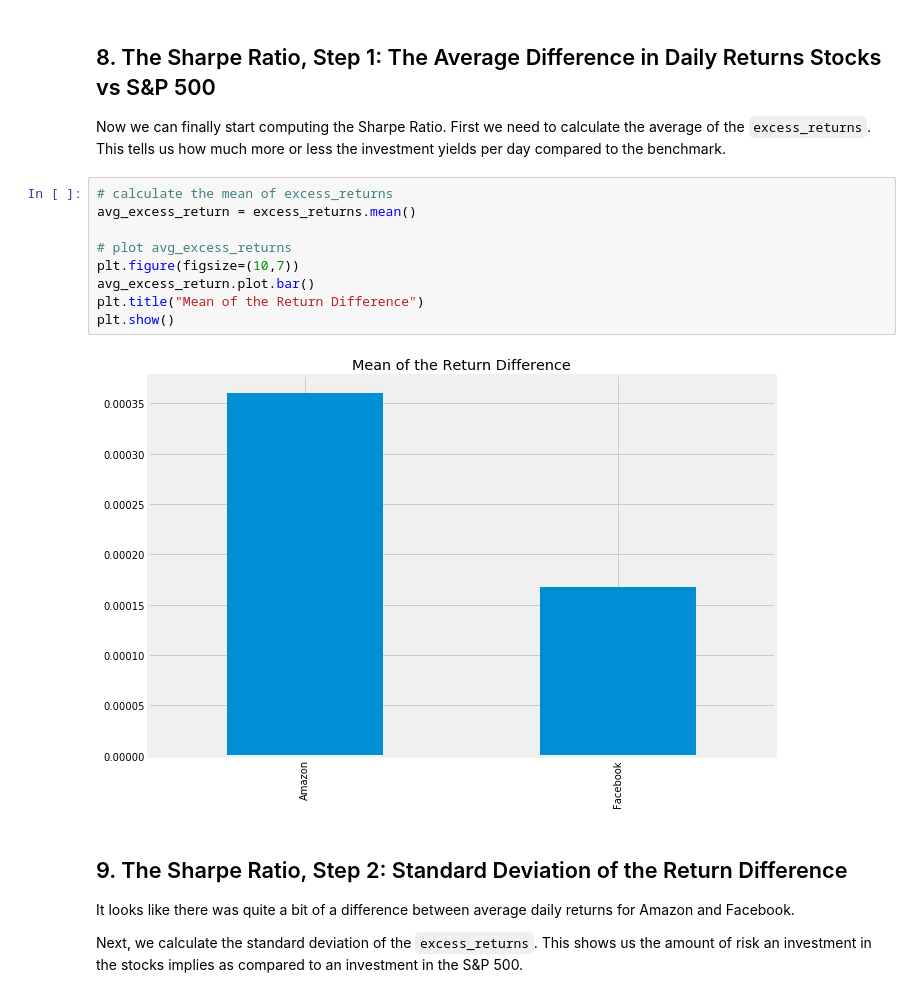
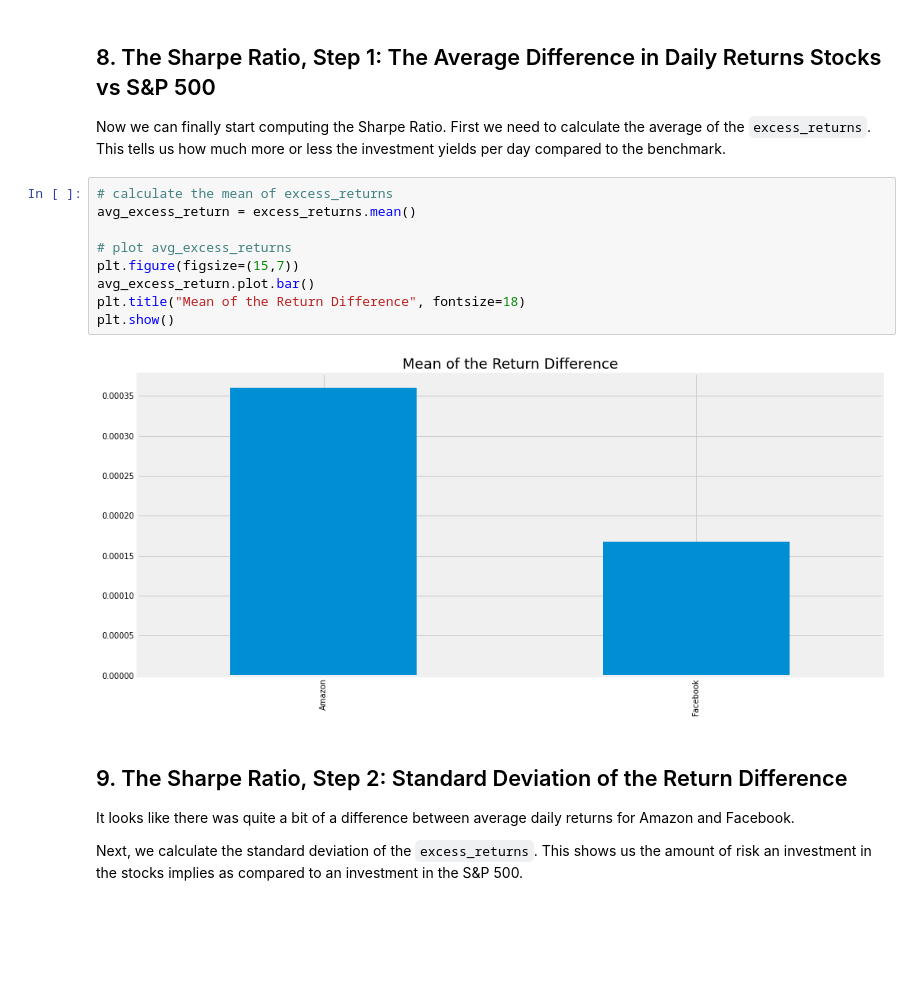
Before and after one commit to PavanJosyula9/Determination-of-Sharpe-Ratio, a Jupyter notebook: Determinaton of the Sharpe Ratio.ipynb, the cells around one changed output. Saved outputs shown, nothing was run; the diff lists cells and outputs as text; blank space fills up the shorter version.

```diff
--- a/Determinaton of the Sharpe Ratio.ipynb
+++ b/Determinaton of the Sharpe Ratio.ipynb
@@ -155,14 +156,14 @@ excess_returns.describe().T
 # %%
 # calculate the mean of excess_returns
 avg_excess_return = excess_returns.mean()
 
 # plot avg_excess_returns
-plt.figure(figsize=(10,7))
+plt.figure(figsize=(15,7))
 avg_excess_return.plot.bar()
-plt.title("Mean of the Return Difference")
+plt.title("Mean of the Return Difference", fontsize=18)
 plt.show()
 # %% [output]
-[figure, old version]
+[figure, new version]
 # %% [markdown]
 ## 9. The Sharpe Ratio, Step 2: Standard Deviation of the Return Difference
 <p>It looks like there was quite a bit of a difference between average daily returns for Amazon and Facebook.</p>
```
Also changed, not shown: parts of 6 cells of this notebook.
